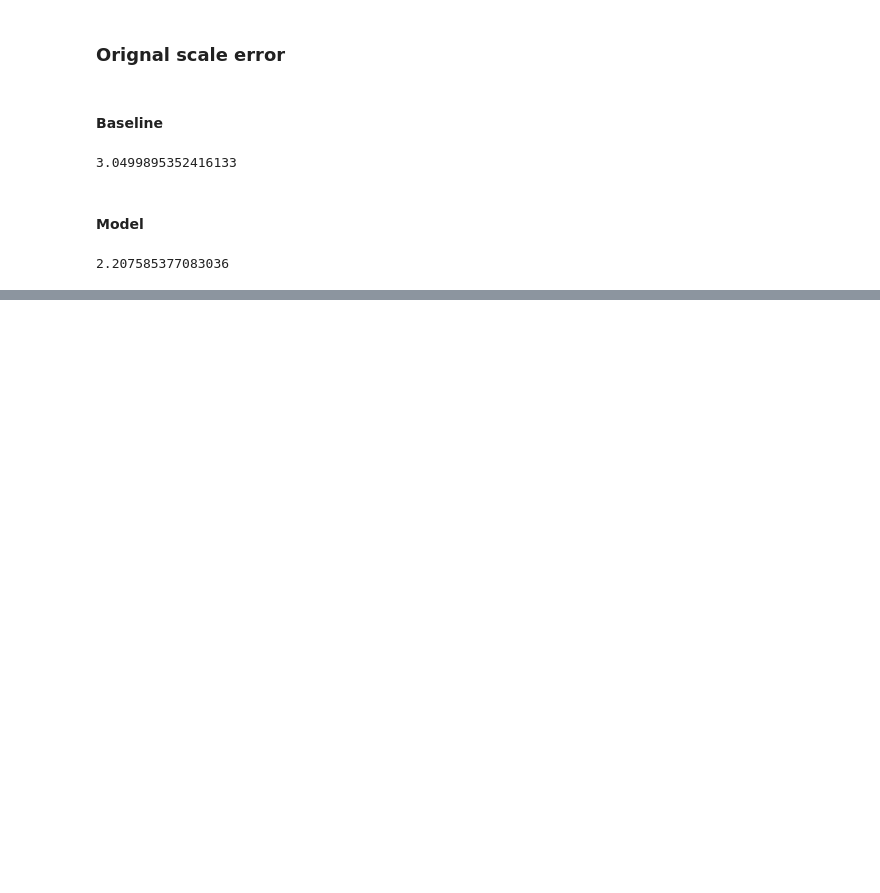
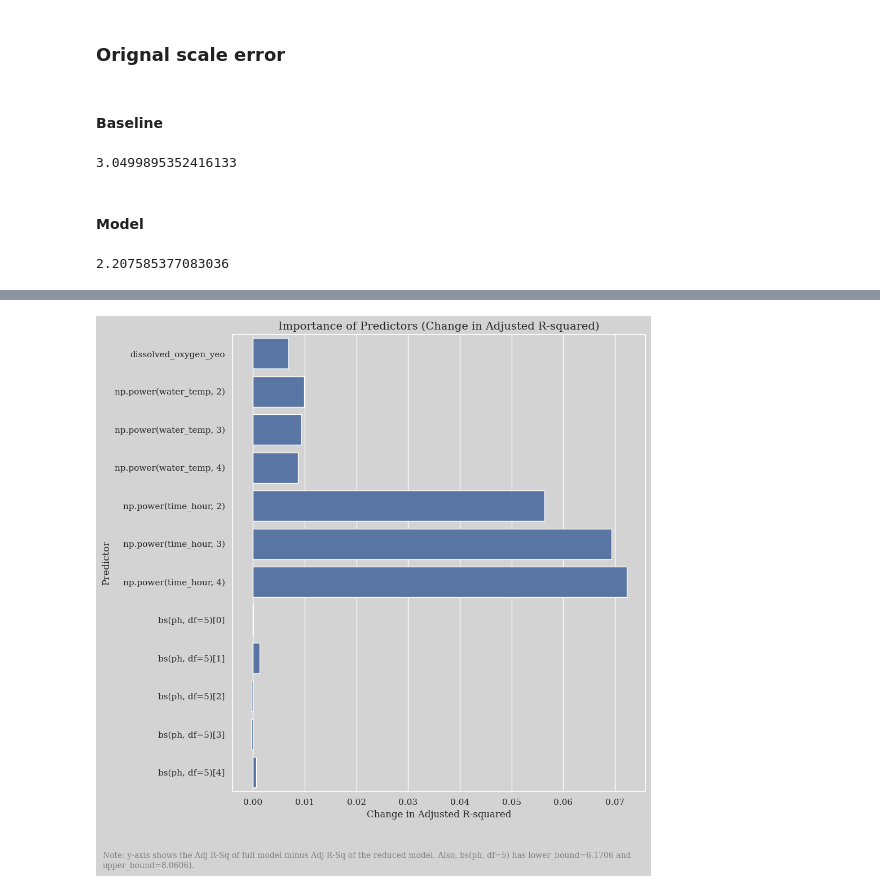
Before and after one commit to RomandRapido/LinMod, a Jupyter notebook: FinalProj/eda.ipynb, the cells around one changed output, grey strips where cells are left out. Cells and saved outputs as stored; diff of their text form; code cells hidden in the pictures; blank space fills up the shorter version.

```diff
--- a/FinalProj/eda.ipynb
+++ b/FinalProj/eda.ipynb
@@ -1274,0 +1305,3 @@ mae(df_test_clean['chl'], y_pred_unscaled)
+# %%
+df_com_importance = pd.DataFrame(results)
+df_com_importance
@@ -1274,0 +1322,33 @@ mae(df_test_clean['chl'], y_pred_unscaled)
+# %%
+fig, ax = plt.subplots(figsize=(10, 10))
+
+sns.barplot(
+    x=df_com_importance.difference_adj_rsq,
+    y=df_com_importance.predictor_wo,
+    ax=ax # Pass the axes object here
+)
+
+ax.set_xlabel('Change in Adjusted R-squared')
+ax.set_ylabel('Predictor')
+ax.set_title('Importance of Predictors (Change in Adjusted R-squared)', size=14)
+
+note_text = "Note: y-axis shows the Adj R-Sq of full model minus Adj R-Sq of the reduced model. Also, bs(ph, df=5) has lower_bound=6.1706 and upper_bound=8.0606)."
+
+fig.text(
+    0.02,
+    0.01,
+    note_text,
+    wrap=True,
+    horizontalalignment='left',
+    verticalalignment='bottom',
+    fontsize=10,
+    color='gray'
+)
+
+plt.tight_layout()
+
+plt.subplots_adjust(bottom=0.15)
+
+plt.show()
+# %% [output]
+[figure, added]
```
Also changed, not shown: parts of 3 cells of this notebook.
